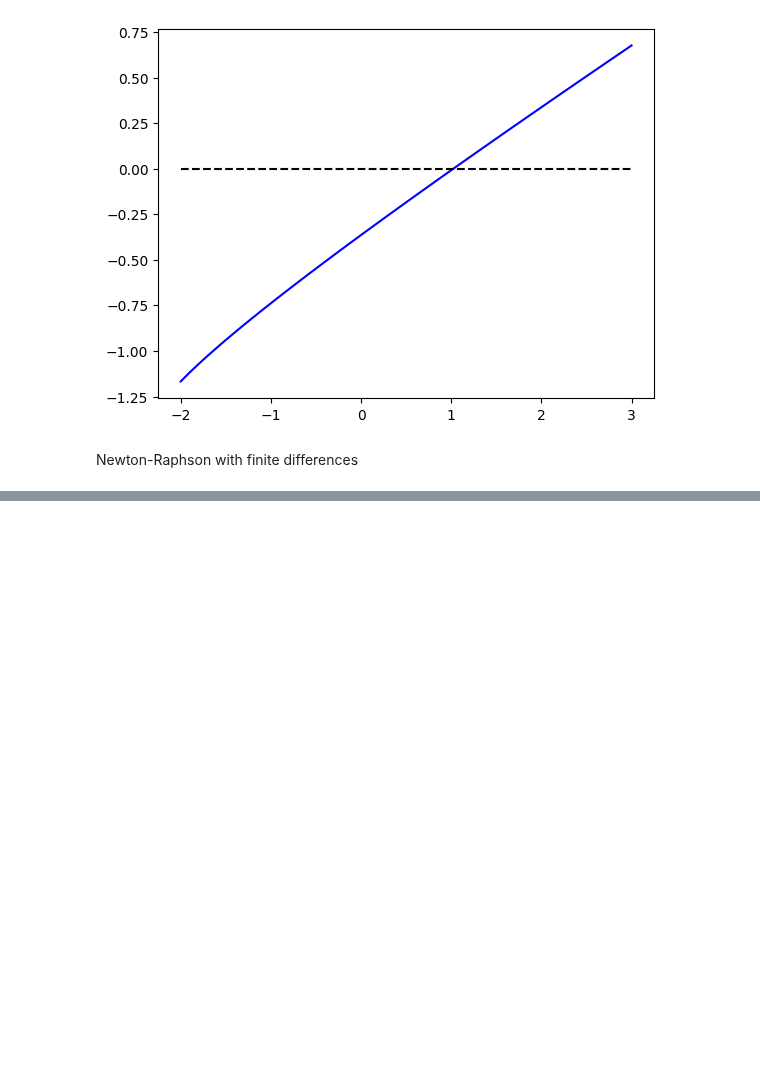
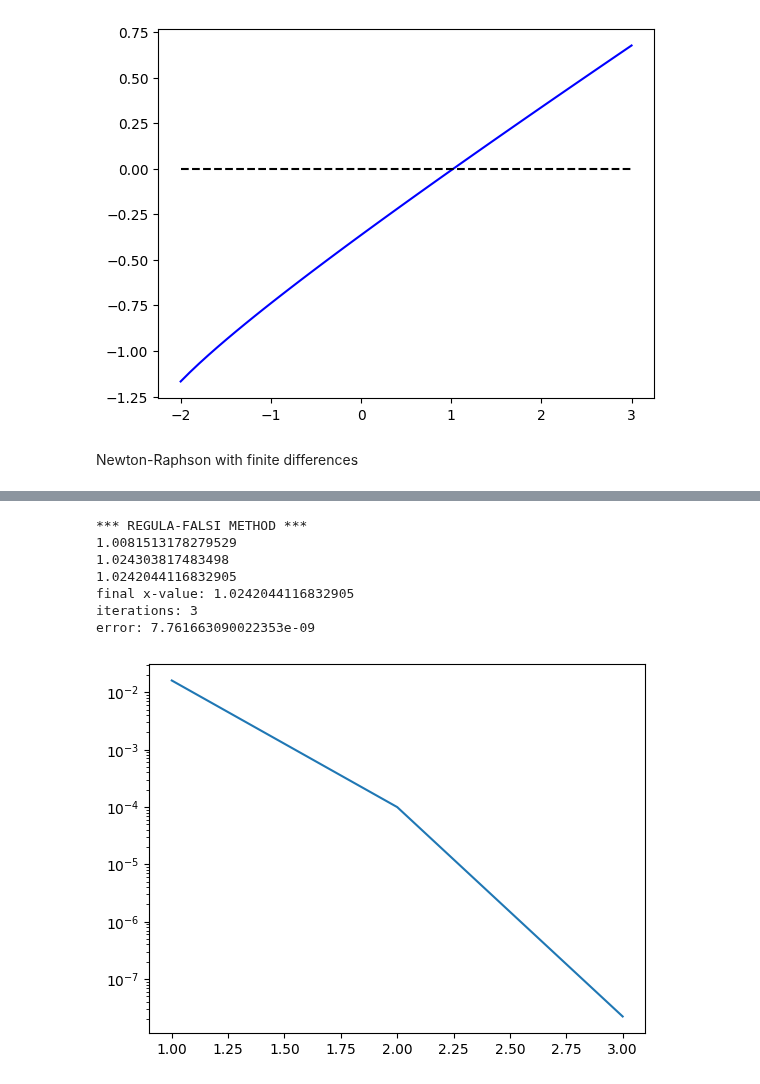
Before and after one commit to diegosol127/AERO-222-Numerical-Methods, a Jupyter notebook: Homework/HW2/AERO_222_HW2_Solution.ipynb, the cells around one changed output, grey strips where cells are left out. Drawn from its saved outputs; the diff is of its cells as text; code cells hidden in the pictures; blank space fills up the shorter version.

```diff
--- a/Homework/HW2/AERO_222_HW2_Solution.ipynb
+++ b/Homework/HW2/AERO_222_HW2_Solution.ipynb
@@ -224,13 +225,21 @@ sigW = 2.5485983864130866 ***
 # %% [markdown]
 # 3. Gaussian Elimination
 # %%
-A = np.array([[3,  0, -4],
-              [4,  1,  3],
-              [1, -3,  5]])
+# A = np.array([[3,  0, -4],
+#               [4,  1,  3],
+#               [1, -3,  5]])
 
-B = np.array([-3,\
+# B = np.array([-3,\
+#                8,\
+#                2])
+
+A = np.array([[1 ,  4,  5],
+              [5 , -2, -4],
+              [-3,  1,  2]],dtype=float)
+
+B = np.array([ 7,\
                8,\
-               2])
+              -6],dtype=float)
 
 x = np.linalg.inv(A) @ B
 
@@ -295,0 +486,13 @@ final residual: 4.440892098500626e-15
+# %%
+xNew, iterations, errors = regula_falsi(f4,df4,1.5,5,1e-5,maxIter=1e5)
+plt.semilogy(iterations,errors)
+plt.show()
+# %% [output]
+*** REGULA-FALSI METHOD ***
+1.0081513178279529
+1.024303817483498
+1.0242044116832905
+final x-value: 1.0242044116832905
+iterations: 3
+error: 7.761663090022353e-09
+[figure, added]
```
Also changed, not shown: parts of 9 cells of this notebook.
